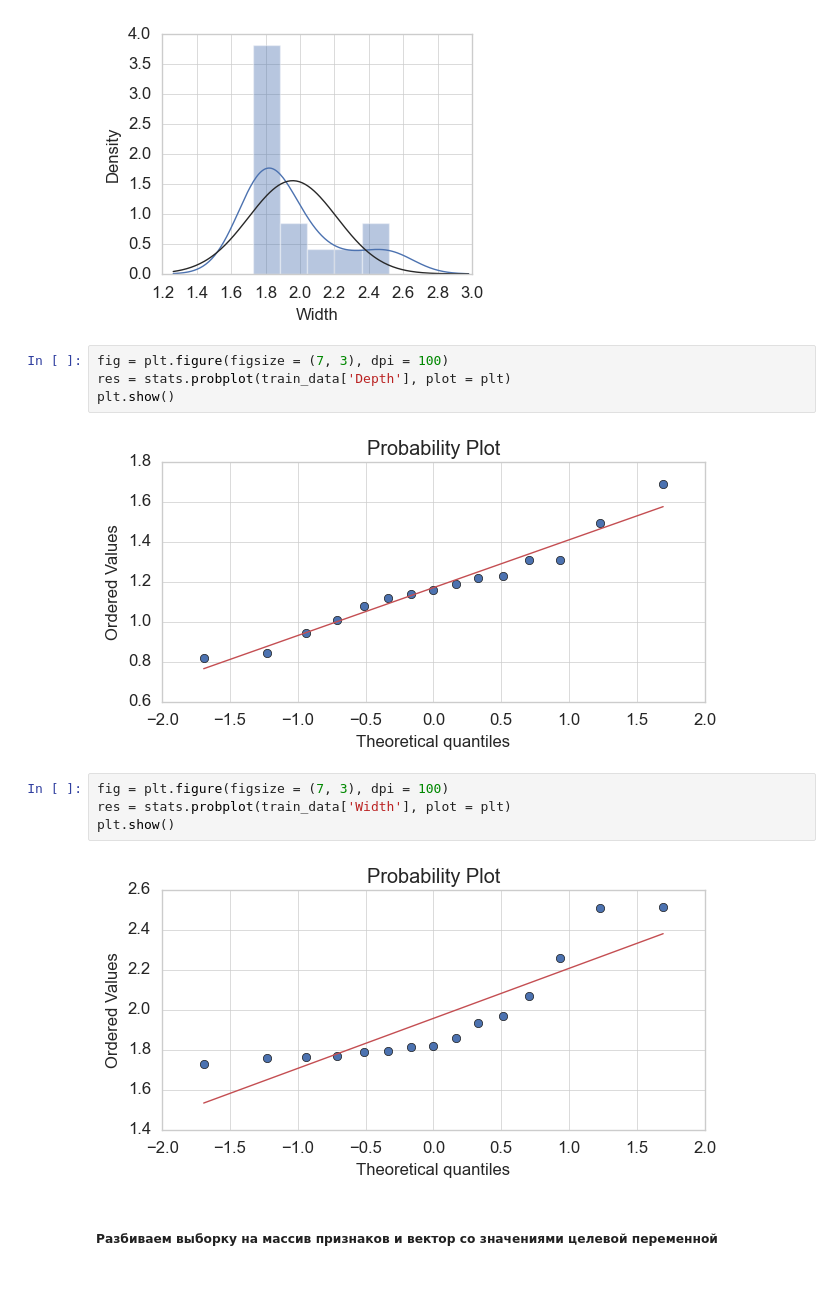
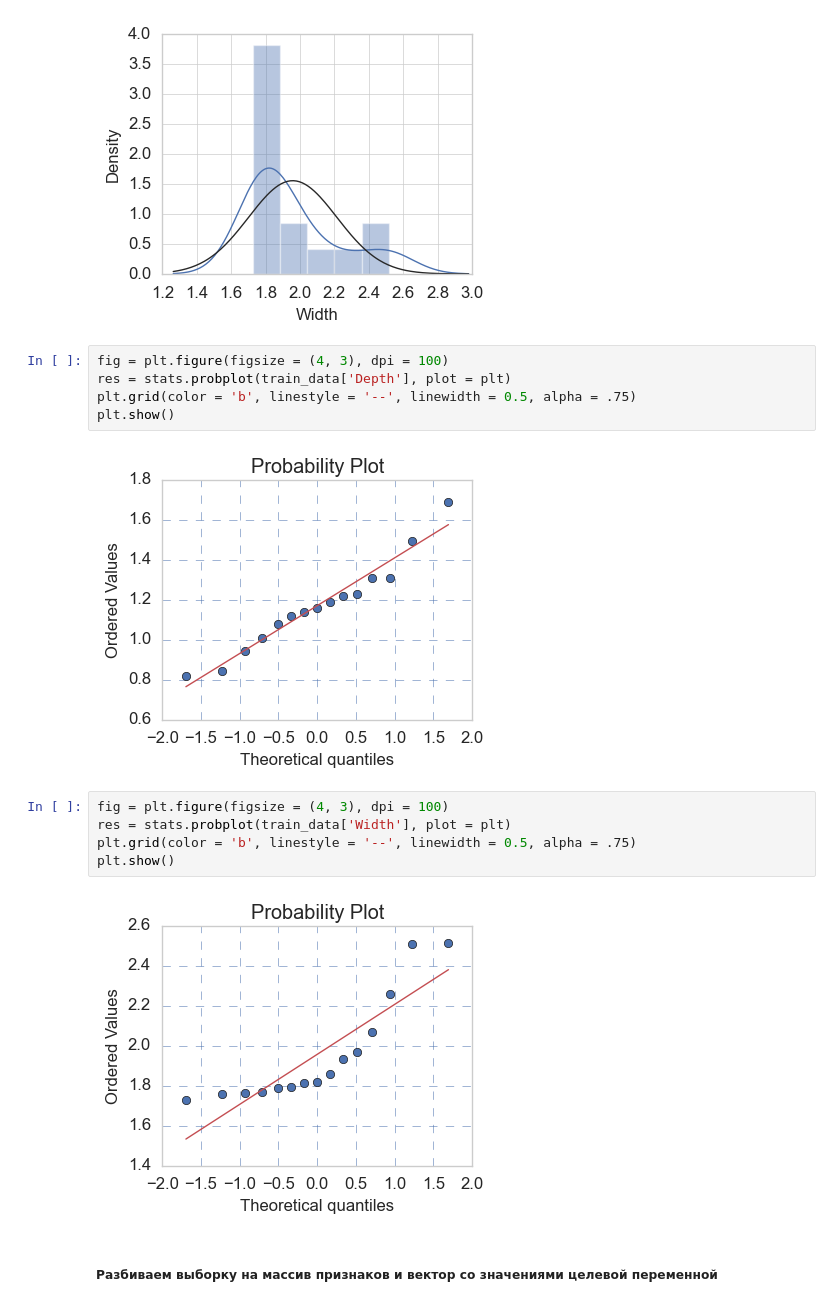
Before and after one commit to VASoftLab/bmstu-data-scientist-attestation, a Jupyter notebook: welding-analysis.ipynb, the cells around one changed output. Cells and saved outputs as stored; diff of their text form.

```diff
--- a/welding-analysis.ipynb
+++ b/welding-analysis.ipynb
@@ -180,17 +181,19 @@ sns.distplot(train_data['Width'] , fit = norm);
 # %% [output]
 [figure]
 # %%
-fig = plt.figure(figsize = (7, 3), dpi = 100)
+fig = plt.figure(figsize = (4, 3), dpi = 100)
 res = stats.probplot(train_data['Depth'], plot = plt)
+plt.grid(color = 'b', linestyle = '--', linewidth = 0.5, alpha = .75)
 plt.show()
 # %% [output]
-[figure, old version]
+[figure, new version]
 # %%
-fig = plt.figure(figsize = (7, 3), dpi = 100)
+fig = plt.figure(figsize = (4, 3), dpi = 100)
 res = stats.probplot(train_data['Width'], plot = plt)
+plt.grid(color = 'b', linestyle = '--', linewidth = 0.5, alpha = .75)
 plt.show()
 # %% [output]
-[figure, old version]
+[figure, new version]
 # %% [markdown]
 ##### Разбиваем выборку на массив признаков и вектор со значениями целевой переменной
 # %%
```
Also changed, not shown: parts of 23 cells of this notebook, 1 other file.
